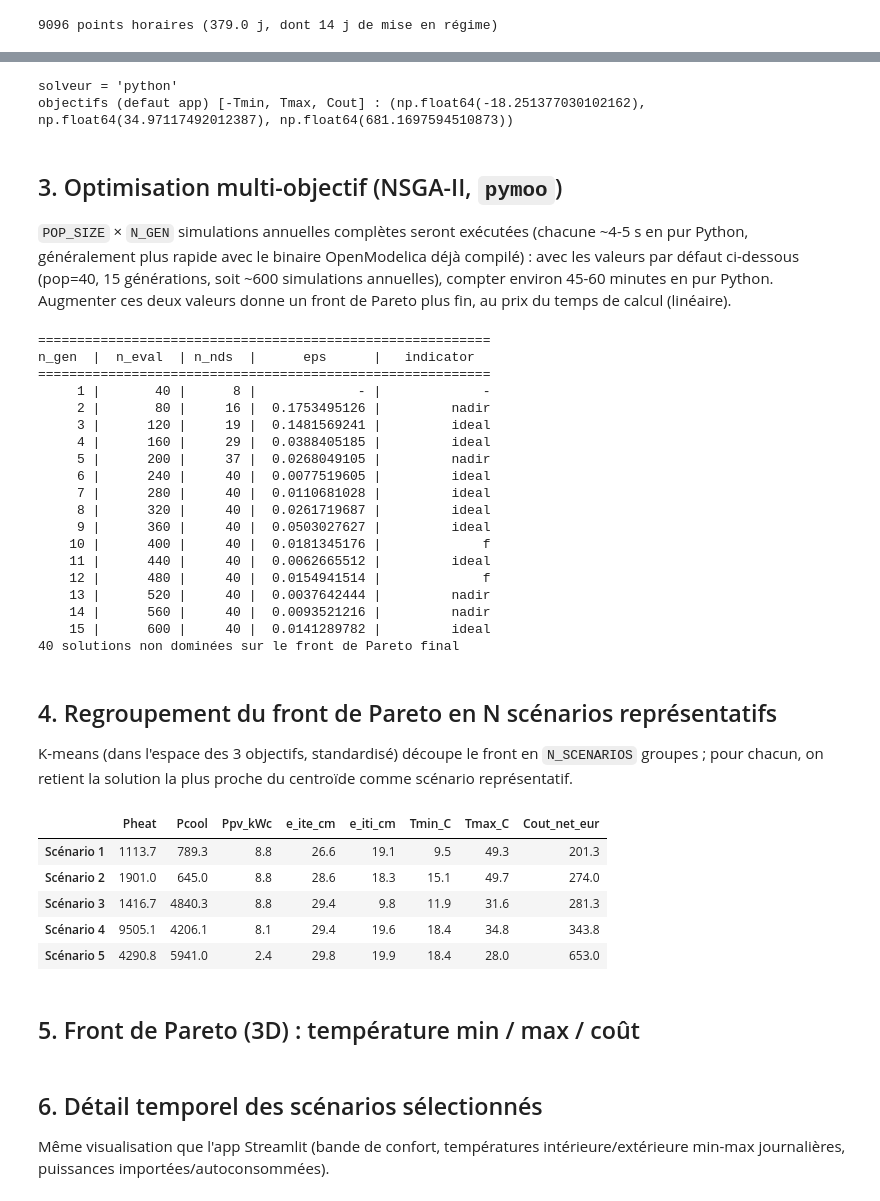
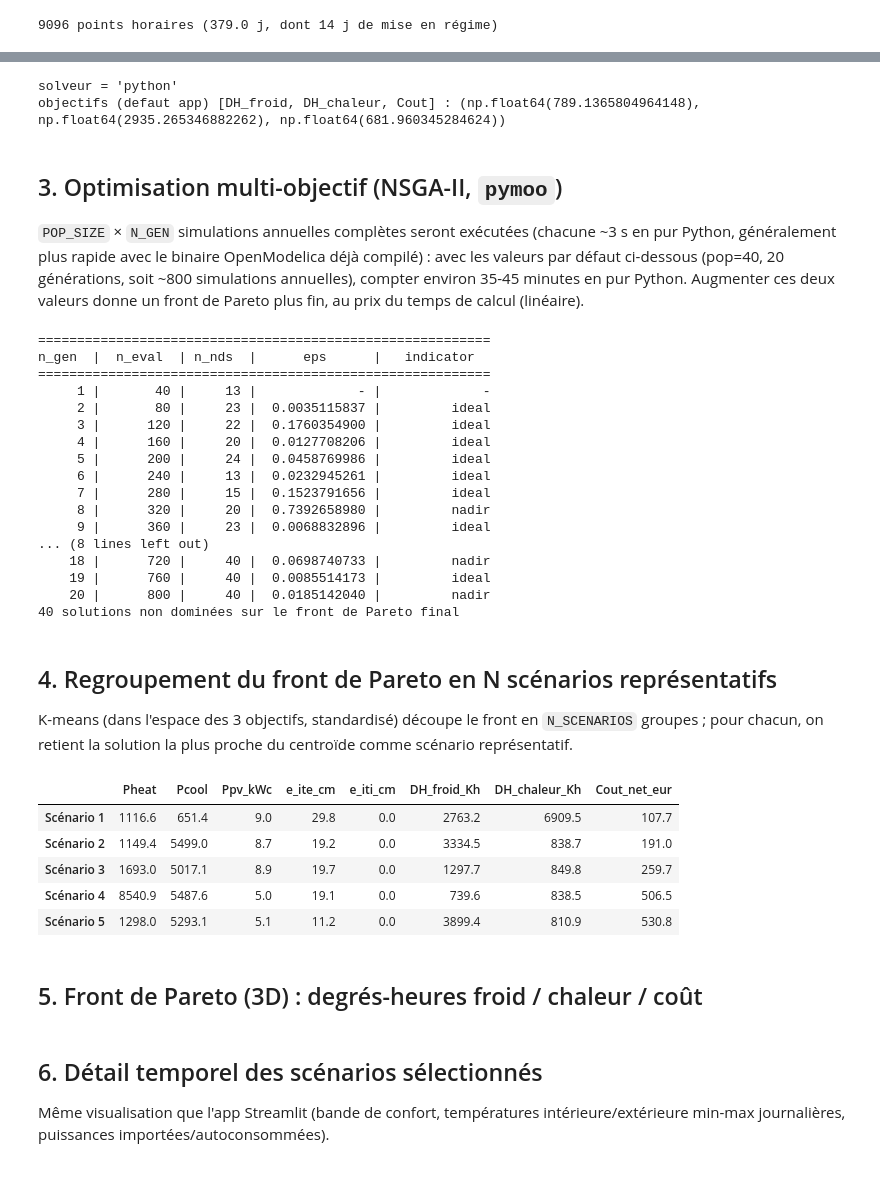
Before and after one commit to yannrichet/OptimHome, a Jupyter notebook: BuildingOpt.ipynb, the cells around one changed output, grey strips where cells are left out. Saved outputs shown, nothing was run; the diff lists cells and outputs as text; code cells hidden in the pictures.

```diff
--- a/BuildingOpt.ipynb
+++ b/BuildingOpt.ipynb
@@ -211,6 +223,7 @@ FIXED_PARAMS = dict(
     fanWhm3=0.15, PR_pv=0.90,
 )
 PRIX_ELEC, PRIX_RACHAT_PV = 0.2516, 0.04     # €/kWh, mêmes valeurs par défaut que l'app
+T_CONFORT_MIN, T_CONFORT_MAX = 19.0, 26.0    # °C, bande de confort par defaut de l'app
 WARMUP_HOURS = WARMUP_DAYS * 24
 
 VAR_NAMES = ["Pheat", "Pcool", "Ppv_kWc", "e_ite_cm", "e_iti_cm"]
@@ -219,8 +232,8 @@ VAR_LABELS = ["Chauffage [W]", "Climatisation [W]", "Photovolt. [kWc]",
 XL = np.array([1000.0, 0.0, 0.0, 0.0, 0.0])       # mêmes bornes que les sliders de l'app
 XU = np.array([12000.0, 6000.0, 9.0, 30.0, 20.0])
 
-OBJ_NAMES = ["neg_Tmin", "Tmax", "Cout_net_eur"]   # neg_Tmin = -Tmin (minimise <=> Tmin maximise)
-OBJ_LABELS = ["Temp. min. [°C]", "Temp. max. [°C]", "Coût net [€]"]
+OBJ_NAMES = ["DH_froid_Kh", "DH_chaleur_Kh", "Cout_net_eur"]   # tous a minimiser directement
+OBJ_LABELS = ["Froid·Heure [K·h]", "Chaleur·Heure [K·h]", "Coût net [€]"]
 
 OUTPUT_COLS = ["time", "Tair", "Tout", "Qheat", "Pgrid_cool", "Pself_cool",
                "Egrid_cool", "Eself_cool", "Eexport"]
@@ -263,30 +276,36 @@ def simulate_scenario(x):
 
 
 def objectives(x):
-    """(-Tmin, Tmax, cout_net_eur) sur la période, après mise en régime — les 3 a minimiser."""
+    """(DH_froid, DH_chaleur, cout_net_eur) sur la periode, apres mise en regime — les 3 a minimiser.
+
+    DH_froid/DH_chaleur = degres-heures d'inconfort (Sum des depassements horaires de la bande
+    de confort, en K.h — meme fonction que l'app, indicators.comfort_indicators) plutot que
+    Tmin/Tmax : une somme, contrairement a un min/max, varie avec chaque variable de conception
+    (meilleur signal pour NSGA-II) et pese la duree du depassement, pas seulement son pic.
+    """
     sim = simulate_scenario(x)
     sim_p = sim.iloc[WARMUP_HOURS:] if len(sim) > WARMUP_HOURS else sim
-    Tmin = sim_p["Tair"].min() - 273.15
-    Tmax = sim_p["Tair"].max() - 273.15
+    Tint = sim_p["Tair"] - 273.15
+    _, DH_froid, DH_chaleur = comfort_indicators(Tint, T_CONFORT_MIN, T_CONFORT_MAX)
     egrid_cool = sim["Egrid_cool"].iloc[-1]
     eexport = sim["Eexport"].iloc[-1]
     cout = egrid_cool * PRIX_ELEC - eexport * PRIX_RACHAT_PV
-    return -Tmin, Tmax, cout
+    return DH_froid, DH_chaleur, cout
 
 
 # sanity check sur un scenario "par defaut" (memes valeurs que l'app au chargement)
 print(f"solveur = {SOLVER!r}")
-print("objectifs (defaut app) [-Tmin, Tmax, Cout] :", objectives([8000, 2000, 3.0, 16.0, 0.0]))
+print("objectifs (defaut app) [DH_froid, DH_chaleur, Cout] :", objectives([8000, 2000, 3.0, 16.0, 0.0]))
 # %% [output]
 solveur = 'python'
-objectifs (defaut app) [-Tmin, Tmax, Cout] : (np.float64(-18.251377030102162), np.float64(34.97117492012387), np.float64(681.1697594510873))
+objectifs (defaut app) [DH_froid, DH_chaleur, Cout] : (np.float64(789.1365804964148), np.float64(2935.265346882262), np.float64(681.960345284624))
 # %% [markdown]
 ## 3. Optimisation multi-objectif (NSGA-II, `pymoo`)
 
 `POP_SIZE` × `N_GEN` simulations annuelles complètes seront exécutées (chacune
-~4-5 s en pur Python, généralement plus rapide avec le binaire OpenModelica
-déjà compilé) : avec les valeurs par défaut ci-dessous (pop=40, 15 générations, soit ~600
-simulations annuelles), compter environ 45-60 minutes en pur Python. Augmenter ces deux valeurs donne un front de Pareto plus fin, au prix
+~3 s en pur Python, généralement plus rapide avec le binaire OpenModelica
+déjà compilé) : avec les valeurs par défaut ci-dessous (pop=40, 20 générations, soit ~800
+simulations annuelles), compter environ 35-45 minutes en pur Python. Augmenter ces deux valeurs donne un front de Pareto plus fin, au prix
 du temps de calcul (linéaire).
 # %%
 from pymoo.core.problem import Problem
@@ -306,7 +325,7 @@ class BuildingProblem(Problem):
 
 
 POP_SIZE = 40   # reduire (ex. 16) pour un run plus rapide, augmenter pour un front plus fin
-N_GEN = 15        # reduire (ex. 6) pour un run plus rapide, augmenter pour une meilleure convergence
+N_GEN = 20        # reduire (ex. 6) pour un run plus rapide, augmenter pour une meilleure convergence
 
 algorithm = NSGA2(
     pop_size=POP_SIZE,
@@ -321,21 +340,19 @@ print(f"{len(res.F)} solutions non dominées sur le front de Pareto final")
 ==========================================================
 n_gen  |  n_eval  | n_nds  |      eps      |   indicator
 ==========================================================
-     1 |       40 |      8 |             - |             -
-     2 |       80 |     16 |  0.1753495126 |         nadir
-     3 |      120 |     19 |  0.1481569241 |         ideal
-     4 |      160 |     29 |  0.0388405185 |         ideal
-     5 |      200 |     37 |  0.0268049105 |         nadir
-     6 |      240 |     40 |  0.0077519605 |         ideal
-     7 |      280 |     40 |  0.0110681028 |         ideal
-     8 |      320 |     40 |  0.0261719687 |         ideal
-     9 |      360 |     40 |  0.0503027627 |         ideal
-    10 |      400 |     40 |  0.0181345176 |             f
-    11 |      440 |     40 |  0.0062665512 |         ideal
-    12 |      480 |     40 |  0.0154941514 |             f
-    13 |      520 |     40 |  0.0037642444 |         nadir
-    14 |      560 |     40 |  0.0093521216 |         nadir
-    15 |      600 |     40 |  0.0141289782 |         ideal
+     1 |       40 |     13 |             - |             -
+     2 |       80 |     23 |  0.0035115837 |         ideal
+     3 |      120 |     22 |  0.1760354900 |         ideal
+     4 |      160 |     20 |  0.0127708206 |         ideal
+     5 |      200 |     24 |  0.0458769986 |         ideal
+     6 |      240 |     13 |  0.0232945261 |         ideal
+     7 |      280 |     15 |  0.1523791656 |         ideal
+     8 |      320 |     20 |  0.7392658980 |         nadir
+     9 |      360 |     23 |  0.0068832896 |         ideal
+... (8 lines left out)
+    18 |      720 |     40 |  0.0698740733 |         nadir
+    19 |      760 |     40 |  0.0085514173 |         ideal
+    20 |      800 |     40 |  0.0185142040 |         nadir
 40 solutions non dominées sur le front de Pareto final
 # %% [markdown]
 ## 4. Regroupement du front de Pareto en N scénarios représentatifs
@@ -346,38 +363,38 @@ centroïde comme scénario représentatif.
 # %%
 from sklearn.cluster import KMeans
 from sklearn.preprocessing import StandardScaler
 
 N_SCENARIOS = 5   # nombre de scenarios a extraire du front de Pareto
 
-F, X = res.F, res.X   # F : (n_sol, 3) [-Tmin, Tmax, cout_net_eur] ; X : (n_sol, 5) variables
+F, X = res.F, res.X   # F : (n_sol, 3) [DH_froid_Kh, DH_chaleur_Kh, cout_net_eur] ; X : (n_sol, 5) variables
 
 scaler = StandardScaler()
 F_scaled = scaler.fit_transform(F)
 
 k = min(N_SCENARIOS, len(F))
 kmeans = KMeans(n_clusters=k, n_init=10, random_state=0).fit(F_scaled)
 
 selected_idx = []
 for c in range(k):
     members = np.where(kmeans.labels_ == c)[0]
     center = kmeans.cluster_centers_[c]
     dists = np.linalg.norm(F_scaled[members] - center, axis=1)
     selected_idx.append(members[np.argmin(dists)])
 selected_idx = sorted(selected_idx, key=lambda i: F[i, 2])  # tri par cout croissant
 
 scenarios_df = pd.DataFrame(X[selected_idx], columns=VAR_NAMES)
-scenarios_df["Tmin_C"] = -F[selected_idx, 0]
-scenarios_df["Tmax_C"] = F[selected_idx, 1]
+scenarios_df["DH_froid_Kh"] = F[selected_idx, 0]
+scenarios_df["DH_chaleur_Kh"] = F[selected_idx, 1]
 scenarios_df["Cout_net_eur"] = F[selected_idx, 2]
 scenarios_df.index = [f"Scénario {i + 1}" for i in range(len(selected_idx))]
 scenarios_df.round(1)
 # %% [output]
-|  | Pheat | Pcool | Ppv_kWc | e_ite_cm | e_iti_cm | Tmin_C | Tmax_C | Cout_net_eur |
-| Scénario 1 | 1113.7 | 789.3 | 8.8 | 26.6 | 19.1 | 9.5 | 49.3 | 201.3 |
-| Scénario 2 | 1901.0 | 645.0 | 8.8 | 28.6 | 18.3 | 15.1 | 49.7 | 274.0 |
-| Scénario 3 | 1416.7 | 4840.3 | 8.8 | 29.4 | 9.8 | 11.9 | 31.6 | 281.3 |
-| Scénario 4 | 9505.1 | 4206.1 | 8.1 | 29.4 | 19.6 | 18.4 | 34.8 | 343.8 |
-| Scénario 5 | 4290.8 | 5941.0 | 2.4 | 29.8 | 19.9 | 18.4 | 28.0 | 653.0 |
+|  | Pheat | Pcool | Ppv_kWc | e_ite_cm | e_iti_cm | DH_froid_Kh | DH_chaleur_Kh | Cout_net_eur |
+| Scénario 1 | 1116.6 | 651.4 | 9.0 | 29.8 | 0.0 | 2763.2 | 6909.5 | 107.7 |
+| Scénario 2 | 1149.4 | 5499.0 | 8.7 | 19.2 | 0.0 | 3334.5 | 838.7 | 191.0 |
+| Scénario 3 | 1693.0 | 5017.1 | 8.9 | 19.7 | 0.0 | 1297.7 | 849.8 | 259.7 |
+| Scénario 4 | 8540.9 | 5487.6 | 5.0 | 19.1 | 0.0 | 739.6 | 838.5 | 506.5 |
+| Scénario 5 | 1298.0 | 5293.1 | 5.1 | 11.2 | 0.0 | 3899.4 | 810.9 | 530.8 |
 # %% [markdown]
-## 5. Front de Pareto (3D) : température min / max / coût
+## 5. Front de Pareto (3D) : degrés-heures froid / chaleur / coût
 # %%
```
Also changed, not shown: parts of 5 cells of this notebook, 4 other files.
